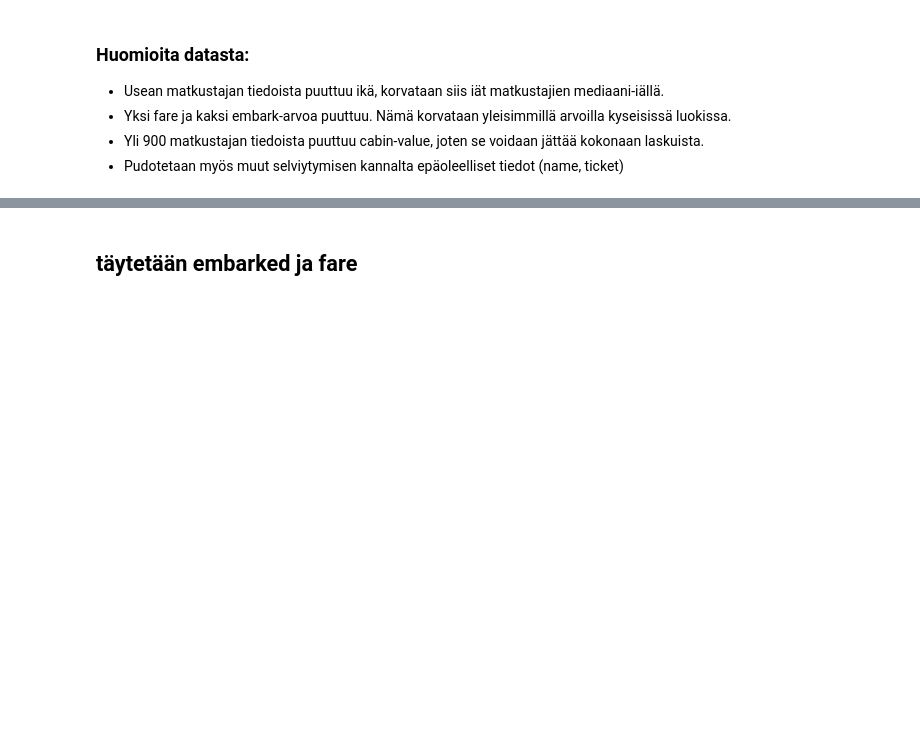
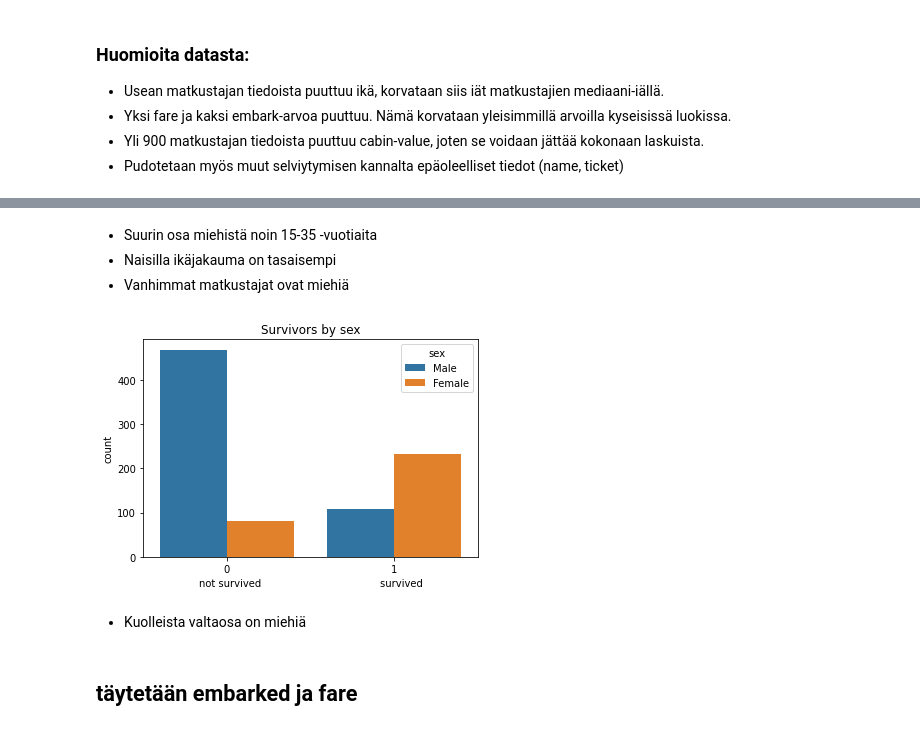
Before and after one commit to JKottonen/titanic-machine-learning-assignment, a Jupyter notebook: titanic2.ipynb, the cells around one changed output, grey strips where cells are left out. Cells and saved outputs as stored; diff of their text form; code cells hidden in the pictures; blank space fills up the shorter version.

```diff
--- a/titanic2.ipynb
+++ b/titanic2.ipynb
@@ -77,3 +131,15 @@ Duplicated values in test 0
+# %% [markdown]
+- Suurin osa miehistä noin 15-35 -vuotiaita
+- Naisilla ikäjakauma on tasaisempi
+- Vanhimmat matkustajat ovat miehiä
+# %%
+g = sns.countplot(x='survived', hue='sex', data=train_set).set(title= "Survivors by sex", xlabel= "not survived                                      survived")
+plt.legend(title= "sex", loc= "upper right", labels=["Male", "Female"])
+plt.show(g)
+# %% [output]
+[figure, added]
+# %% [markdown]
+- Kuolleista valtaosa on miehiä
 # %% [markdown]
 ## täytetään embarked ja fare
 # %% [markdown]
```
Also changed, not shown: parts of 14 cells of this notebook.
